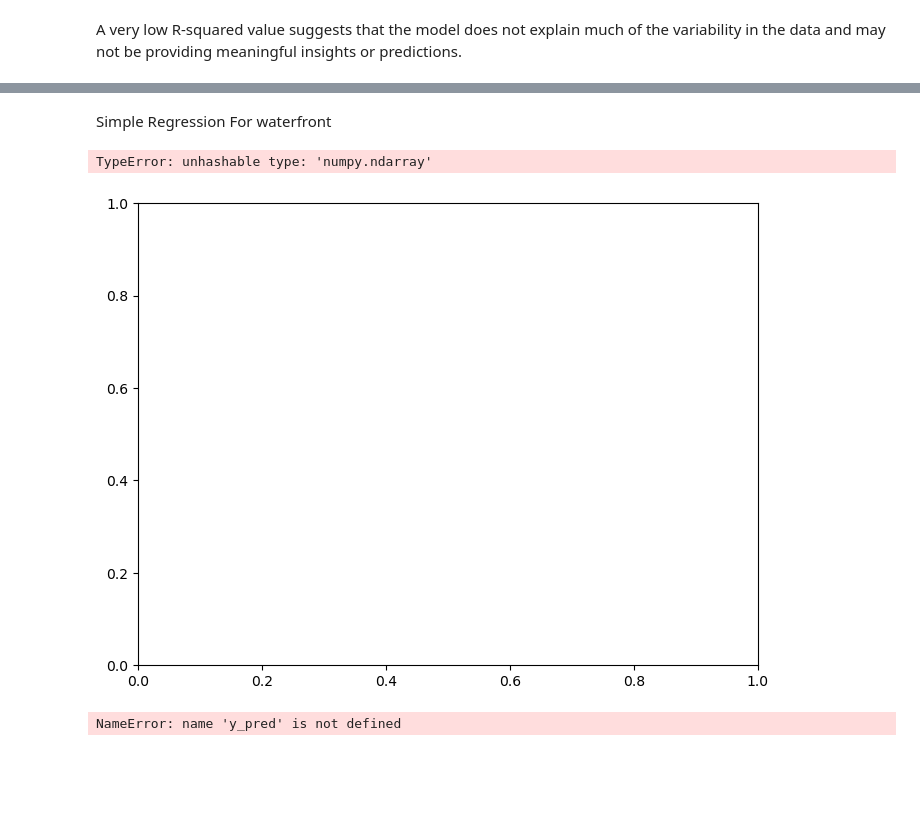
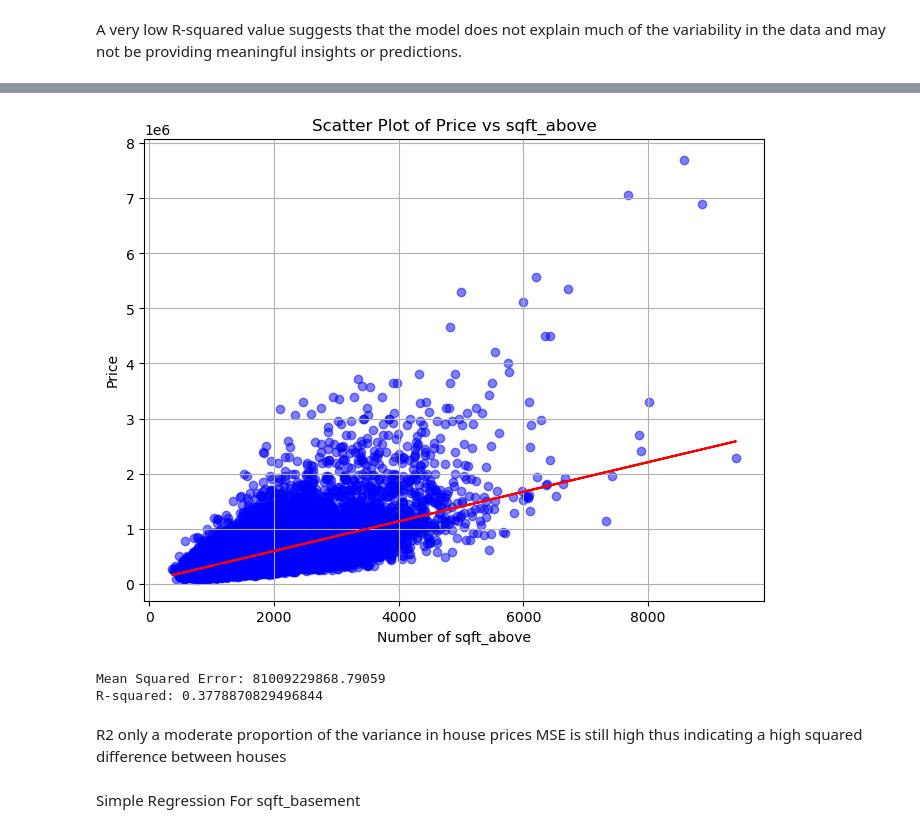
Before and after one commit to ggeorgekkariuki/Kings-Country-Housing-Project, a Jupyter notebook: student.ipynb, the cells around one changed output, grey strips where cells are left out. Drawn from its saved outputs; the diff is of its cells as text; code cells hidden in the pictures; blank space fills up the shorter version.

Commit message:
finished simple linear regression for non-categorical data

```diff
--- a/student.ipynb
+++ b/student.ipynb
@@ -832,2 +702,16 @@ TypeError: 'Index' object is not callable
+# %%
+x = kc_data_encoded[['sqft_above']]  # Independent variable
+y = kc_data_encoded['price']       # Dependent variable
+variable_name = 'sqft_above'
+x = kc_data_encoded[['sqft_above']]  # Independent variable
+y = kc_data_encoded['price']       # Dependent variable
+visualize_and_evaluate_regression(x, y)
+# %% [output]
+[figure, added]
+Mean Squared Error: 81009229868.79059
+R-squared: 0.3778870829496844
+# %% [markdown]
+ R2 only a moderate proportion of the variance in house prices
+ MSE is still high thus indicating a high squared difference between houses
 # %% [markdown]
-Simple Regression For waterfront
+Simple Regression For sqft_basement
@@ -844,44 +717,0 @@ y = kc_data_df['price']
-# %%
-def visualize_and_evaluate_regression(x, y):
-    # Scatter plot
-    plt.figure(figsize=(8, 6))
-    plt.scatter(x, y, color='blue', alpha=0.5)
-    plt.title('Scatter Plot of Price vs grade')
-    plt.xlabel('Number of grade')
-    plt.ylabel('Price')
-    plt.grid(True)
-
-    # Fit linear regression
-    lr_model = LinearRegression()
-    lr_model.fit(x, y)
-    y_pred = lr_model.predict(x)
-
-    # Plot regression line
-    plt.plot(x, y_pred, color='red')
-    plt.show()
-
-    # Split data into train and test sets
-    x_train, x_test, y_train, y_test = train_test_split(x, y, test_size=0.2, random_state=42)
-
-    # Fit model on training data
-    model = LinearRegression()
-    model.fit(x_train, y_train)
-
-    # Predict on test data
-    y_pred = model.predict(x_test)
-
-    # Evaluate model
-    mse = mean_squared_error(y_test, y_pred)
-    r2 = r2_score(y_test, y_pred)
-
-    # Print evaluation metrics
-    print("Mean Squared Error:", mse)
-    print("R-squared:", r2)
-
-# Usage example:
-x = kc_data_df[['grade']]  # Independent variable
-y = kc_data_df['price']       # Dependent variable
-visualize_and_evaluate_regression(x, y)
-# %% [output]
-TypeError: unhashable type: 'numpy.ndarray'
-[figure, removed]
@@ -991,7 +717,0 @@ y_pred = model.predict(x_test)
-# %%
-mse = mean_squared_error(y_test, y_pred)
-r2 = r2_score(y_test, y_pred)
-print("Mean Squared Error:", mse)
-print("R-squared:", r2)
-# %% [output]
-NameError: name 'y_pred' is not defined
```
Also changed, not shown: parts of 39 cells of this notebook.
